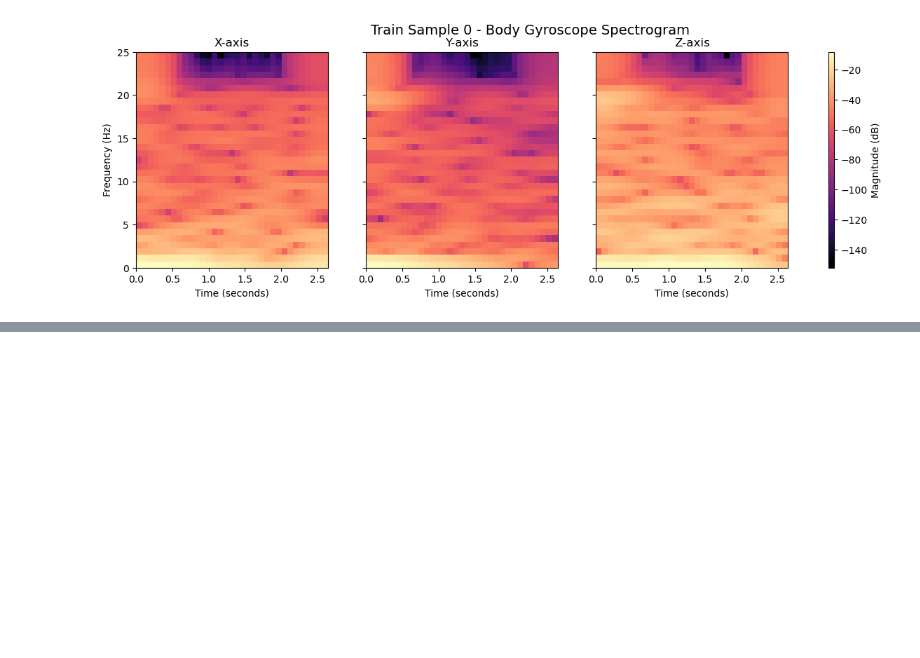
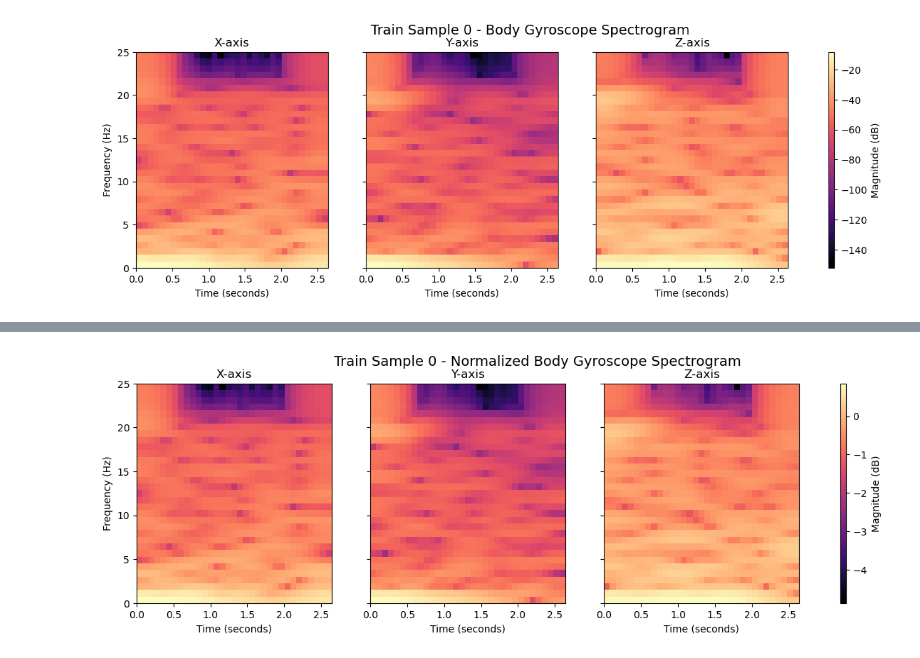
Before and after one commit to BanBot-2/EE-342-Final-Project-Code, a Jupyter notebook: final_project_report.ipynb, the cells around one changed output, grey strips where cells are left out. Drawn from its saved outputs; the diff is of its cells as text; code cells hidden in the pictures; blank space fills up the shorter version.

```diff
--- a/final_project_report.ipynb
+++ b/final_project_report.ipynb
@@ -323,0 +330,6 @@ plot_precomputed_spectrogram(train_body_gyro_spec[0], title=f"Train Sample {0} -
+# %%
+train_body_gyro_spec_norm, test_body_gyro_spec_norm = normalize_spectrograms(train_body_gyro_spec, test_body_gyro_spec)
+# %%
+plot_precomputed_spectrogram(train_body_gyro_spec_norm[0], title=f"Train Sample {0} - Normalized Body Gyroscope Spectrogram")
+# %% [output]
+[figure, added]
```
Also changed, not shown: parts of 3 cells of this notebook.
